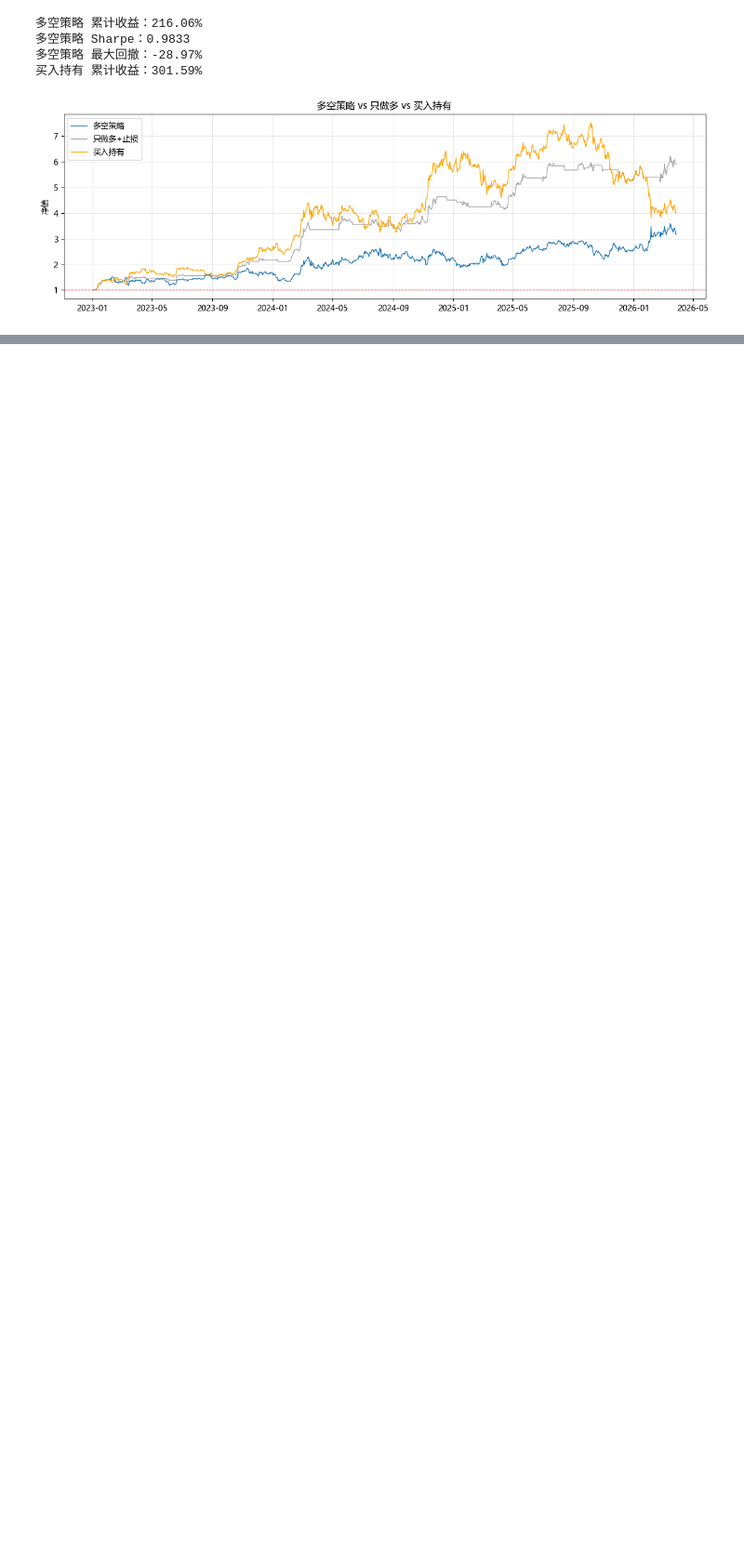
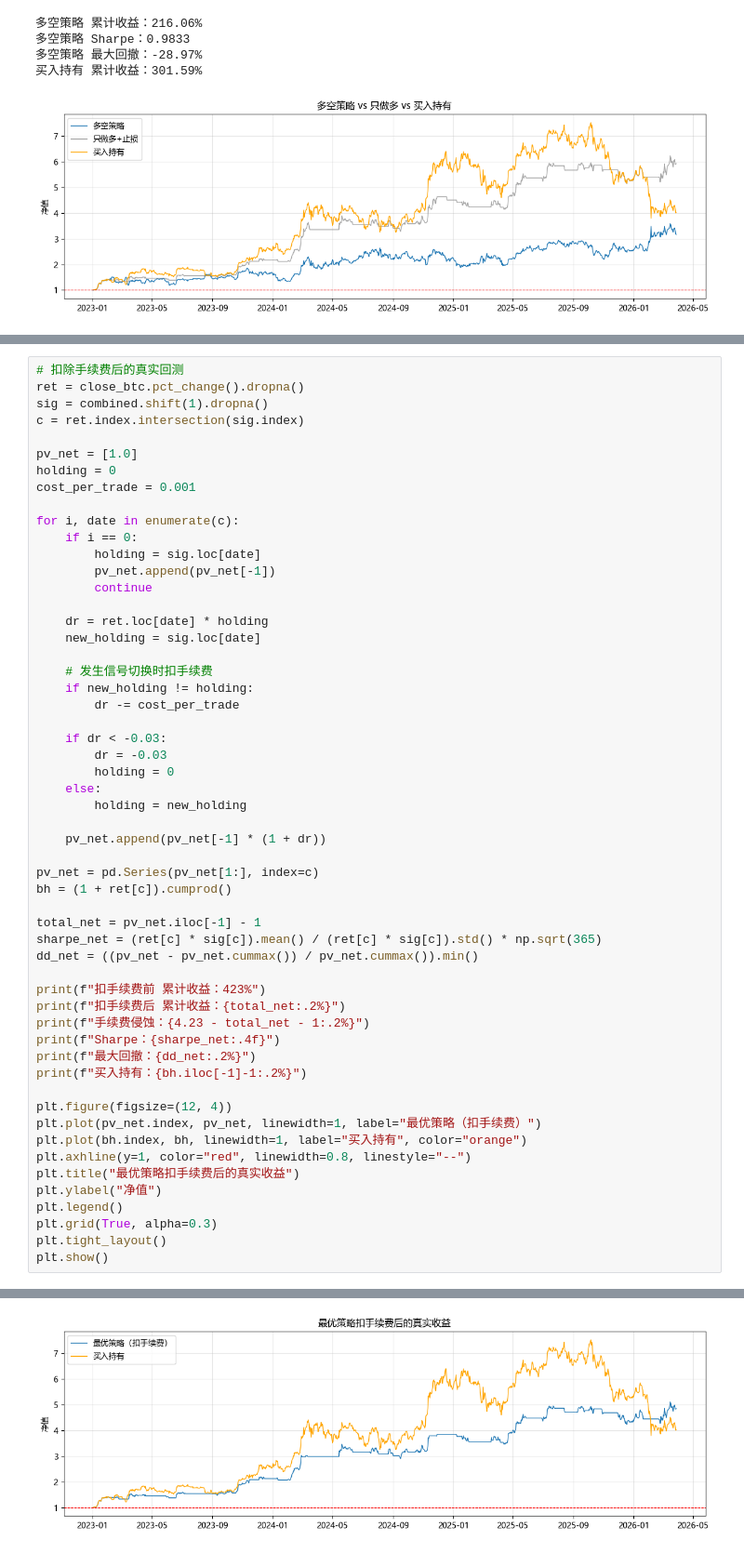
Before and after one commit to gh59/quant-learning, a Jupyter notebook: 04_crypto/01_crypto_data.ipynb, the cells around one changed output, grey strips where cells are left out. Shown at 93% size. Drawn from its saved outputs; the diff is of its cells as text; blank space fills up the shorter version.

```diff
--- a/04_crypto/01_crypto_data.ipynb
+++ b/04_crypto/01_crypto_data.ipynb
@@ -2608,0 +2688,56 @@ plt.show()
+# %%
+# 扣除手续费后的真实回测
+ret = close_btc.pct_change().dropna()
+sig = combined.shift(1).dropna()
+c = ret.index.intersection(sig.index)
+
+pv_net = [1.0]
+holding = 0
+cost_per_trade = 0.001
+
+for i, date in enumerate(c):
+    if i == 0:
+        holding = sig.loc[date]
+        pv_net.append(pv_net[-1])
+        continue
+
+    dr = ret.loc[date] * holding
+    new_holding = sig.loc[date]
+
+    # 发生信号切换时扣手续费
+    if new_holding != holding:
+        dr -= cost_per_trade
+
+    if dr < -0.03:
+        dr = -0.03
+        holding = 0
+    else:
+        holding = new_holding
+
+    pv_net.append(pv_net[-1] * (1 + dr))
+
+pv_net = pd.Series(pv_net[1:], index=c)
+bh = (1 + ret[c]).cumprod()
+
+total_net = pv_net.iloc[-1] - 1
+sharpe_net = (ret[c] * sig[c]).mean() / (ret[c] * sig[c]).std() * np.sqrt(365)
+dd_net = ((pv_net - pv_net.cummax()) / pv_net.cummax()).min()
+
+print(f"扣手续费前 累计收益：423%")
+print(f"扣手续费后 累计收益：{total_net:.2%}")
+print(f"手续费侵蚀：{4.23 - total_net - 1:.2%}")
+print(f"Sharpe：{sharpe_net:.4f}")
+print(f"最大回撤：{dd_net:.2%}")
+print(f"买入持有：{bh.iloc[-1]-1:.2%}")
+
+plt.figure(figsize=(12, 4))
+plt.plot(pv_net.index, pv_net, linewidth=1, label="最优策略（扣手续费）")
+plt.plot(bh.index, bh, linewidth=1, label="买入持有", color="orange")
+plt.axhline(y=1, color="red", linewidth=0.8, linestyle="--")
+plt.title("最优策略扣手续费后的真实收益")
+plt.ylabel("净值")
+plt.legend()
+plt.grid(True, alpha=0.3)
+plt.tight_layout()
+plt.show()
+# %% [output]
@@ -2608,0 +2750 @@ plt.show()
+[figure, added]
```
Also changed, not shown: parts of 3 cells of this notebook, 1 other file.
